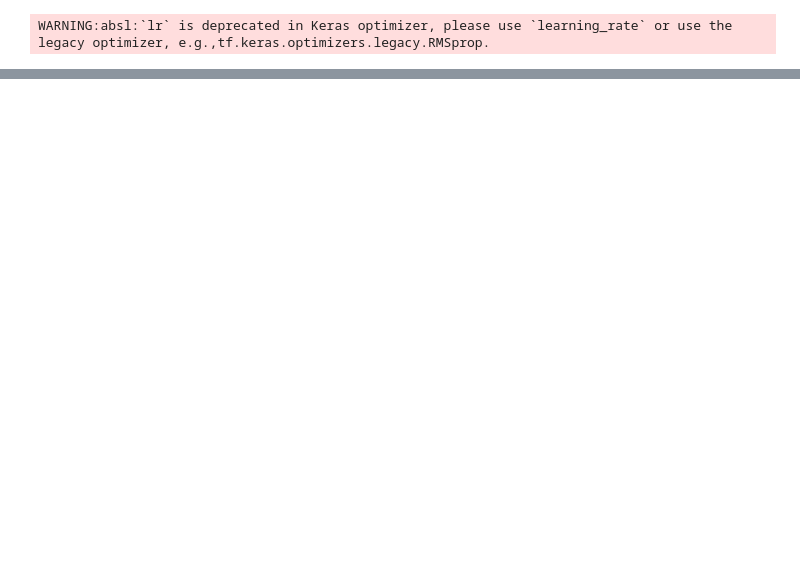
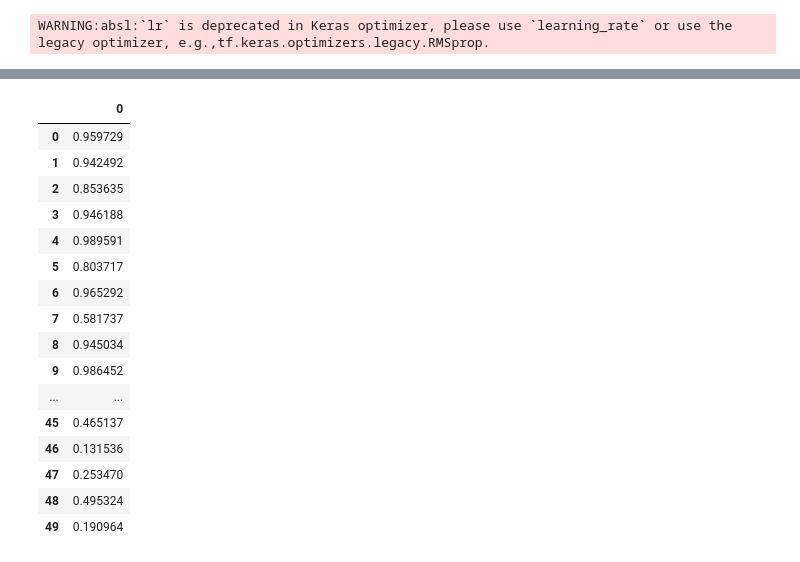
Before and after one commit to upto-master/upto_image, a Jupyter notebook: [업투]2D3D_CNN.ipynb, the cells around one changed output, grey strips where cells are left out. Saved outputs shown, nothing was run; the diff lists cells and outputs as text; code cells hidden in the pictures; blank space fills up the shorter version.

```diff
--- a/[업투]2D3D_CNN.ipynb
+++ b/[업투]2D3D_CNN.ipynb
@@ -212,0 +459,14 @@ else:
+# %%
+test_dataset = datasets.ImageFolder(
+    '/content/drive/MyDrive/업투/Test_Image',
+    transforms.Compose([
+        transforms.RandomResizedCrop(224),
+        transforms.RandomHorizontalFlip(),
+        transforms.ToTensor(),
+        normalize,
+    ]))
+# %%
+test_count = len([name for name in os.listdir('/content/drive/MyDrive/업투/Test_Image')])
+test_loader = torch.utils.data.DataLoader(
+    test_dataset, batch_size=1, shuffle= False,
+    pin_memory=True)
@@ -212,0 +535,21 @@ else:
+# %%
+#0.5넘으면 2d로 예측
+pred_submit
+# %% [output]
+|  | 0 |
+| 0 | 0.959729 |
+| 1 | 0.942492 |
+| 2 | 0.853635 |
+| 3 | 0.946188 |
+| 4 | 0.989591 |
+| 5 | 0.803717 |
+| 6 | 0.965292 |
+| 7 | 0.581737 |
+| 8 | 0.945034 |
+| 9 | 0.986452 |
+| ... | ... |
+| 45 | 0.465137 |
+| 46 | 0.131536 |
+| 47 | 0.253470 |
+| 48 | 0.495324 |
+| 49 | 0.190964 |
```
Also changed, not shown: parts of 36 cells of this notebook.
